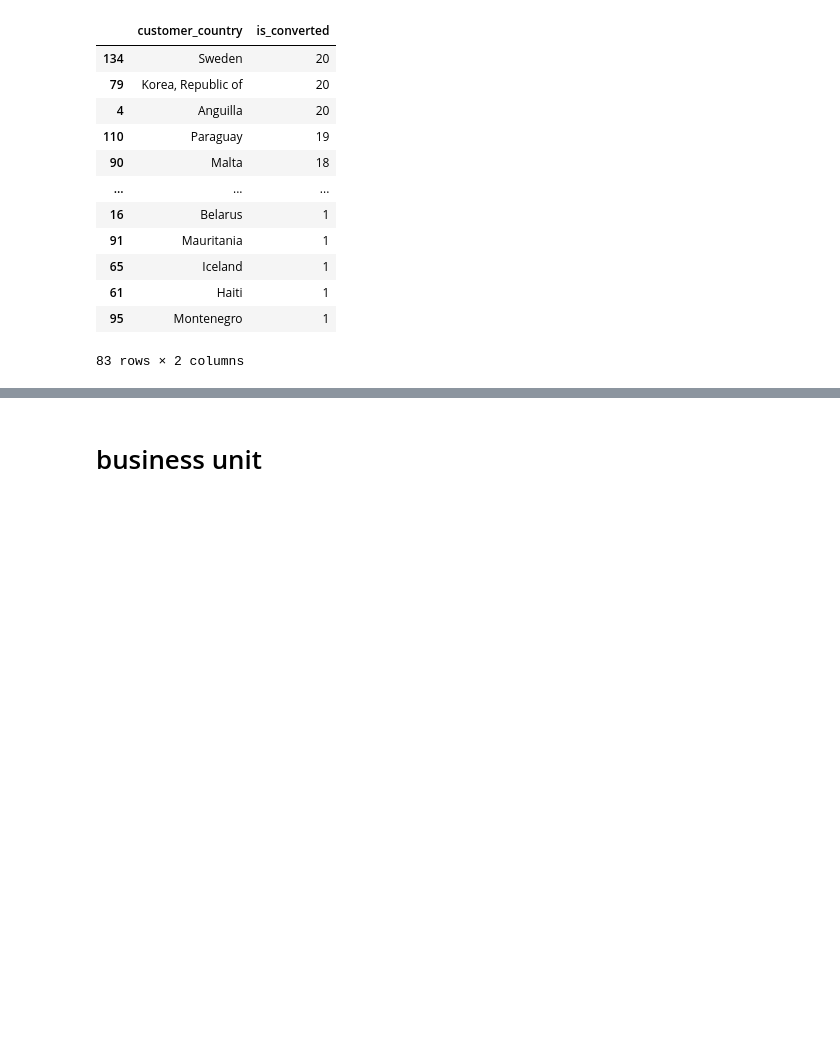
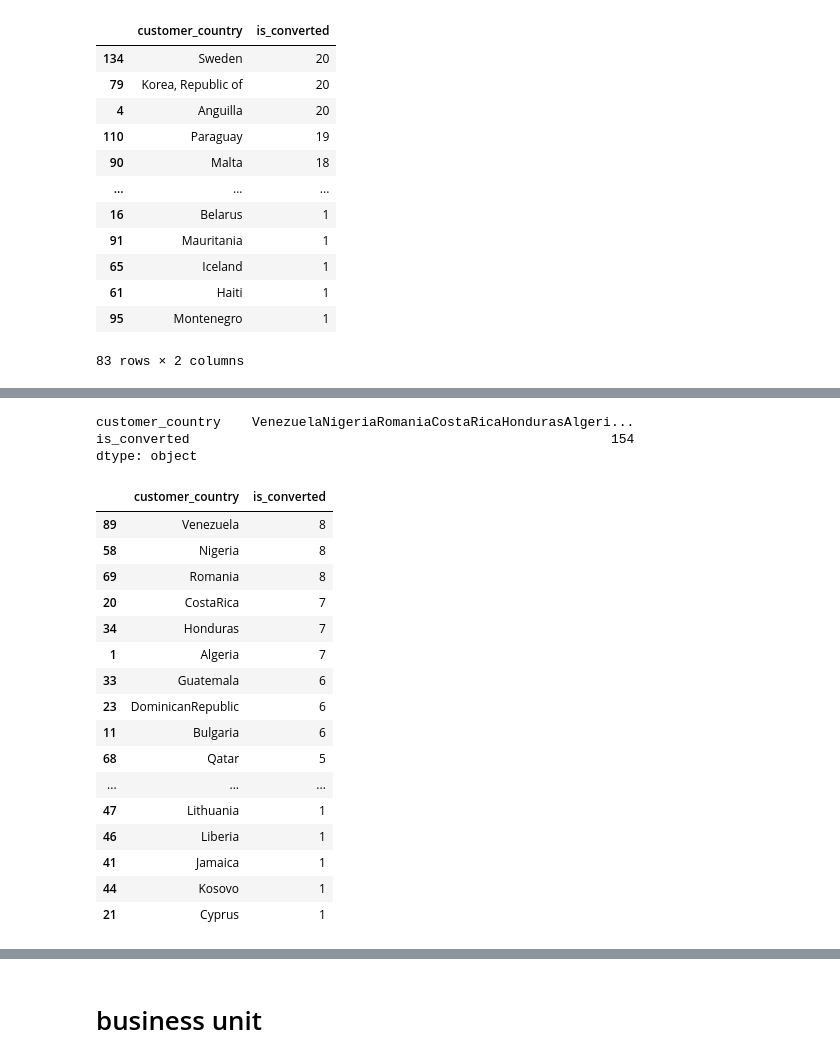
Before and after one commit to Hyeonjun-Heo/LG_AImers_4th, a Jupyter notebook: practice/team.ipynb, the cells around one changed output, grey strips where cells are left out. Drawn from its saved outputs; the diff is of its cells as text; code cells hidden in the pictures; blank space fills up the shorter version.

```diff
--- a/practice/team.ipynb
+++ b/practice/team.ipynb
@@ -123,0 +161,14 @@ print(df['customer_country'].unique()[-10:])
+# %%
+import re
+
+def extract_country(country_str):
+    """마지막 슬래쉬(/) 뒤에 있는 나라 이름 추출"""
+    match = re.search(r"/(?P<country>[A-Za-z]+)$", country_str)
+    if match:
+        return match.group("country")
+    else:
+        return None
+
+df_test['customer_country'] = df_test['customer_country'].apply(extract_country)
+
+print(df_test['customer_country'].unique())
@@ -144,17 +220,3 @@ df.head()
 | 2 | India | AS | End-Customer | Enterprise | NaN | engineering | ... |
 | 3 | India | AS | End-Customer | Enterprise | NaN | entrepreneurship | ... |
 | 4 | India | AS | Specifier/ Influencer | Enterprise | NaN | consulting | ... |
-# %%
-df_test['customer_nation'] = df_test['customer_country'].str.split('/').str[-1]
-
-import pycountry
-
-def validate_country(data):
-    try:
-        return pycountry.countries.lookup(data).name
-    except LookupError:
-        return pd.NA   # 국가이름 아닐시 nan으로 반환
-df_test['customer_nation'] = df_test['customer_nation'].apply(validate_country)
-df_test_country = df_test['customer_nation']
-df_test['customer_country'] = df_test_country
-df_test.head()
@@ -216,3 +286,30 @@ dtype: object
+# %%
+grouped_df_test = df_test.groupby('customer_country')['is_converted'].count().reset_index()
+grouped_df_test = grouped_df_test.sort_values(by='is_converted', ascending=False)
+# 수가 적은 나라 수 데이터 합 316개 (약 16.1%)
+print(grouped_df_test[grouped_df_test['is_converted'] <= 10].sum())
+grouped_df_test[grouped_df_test['is_converted'] <= 10]
+# %% [output]
+customer_country    VenezuelaNigeriaRomaniaCostaRicaHondurasAlgeri...
+is_converted                                                      154
+dtype: object
+|  | customer_country | is_converted |
+| 89 | Venezuela | 8 |
+| 58 | Nigeria | 8 |
+| 69 | Romania | 8 |
+| 20 | CostaRica | 7 |
+| 34 | Honduras | 7 |
+| 1 | Algeria | 7 |
+| 33 | Guatemala | 6 |
+| 23 | DominicanRepublic | 6 |
+| 11 | Bulgaria | 6 |
+| 68 | Qatar | 5 |
+| ... | ... | ... |
+| 47 | Lithuania | 1 |
+| 46 | Liberia | 1 |
+| 41 | Jamaica | 1 |
+| 44 | Kosovo | 1 |
+| 21 | Cyprus | 1 |
 # %%
 # null값 n으로 치환. null값 6017개
 print(df[df['customer_country'] =='none']['customer_country'].count())
```
Also changed, not shown: parts of 14 cells of this notebook, 1 other file.
